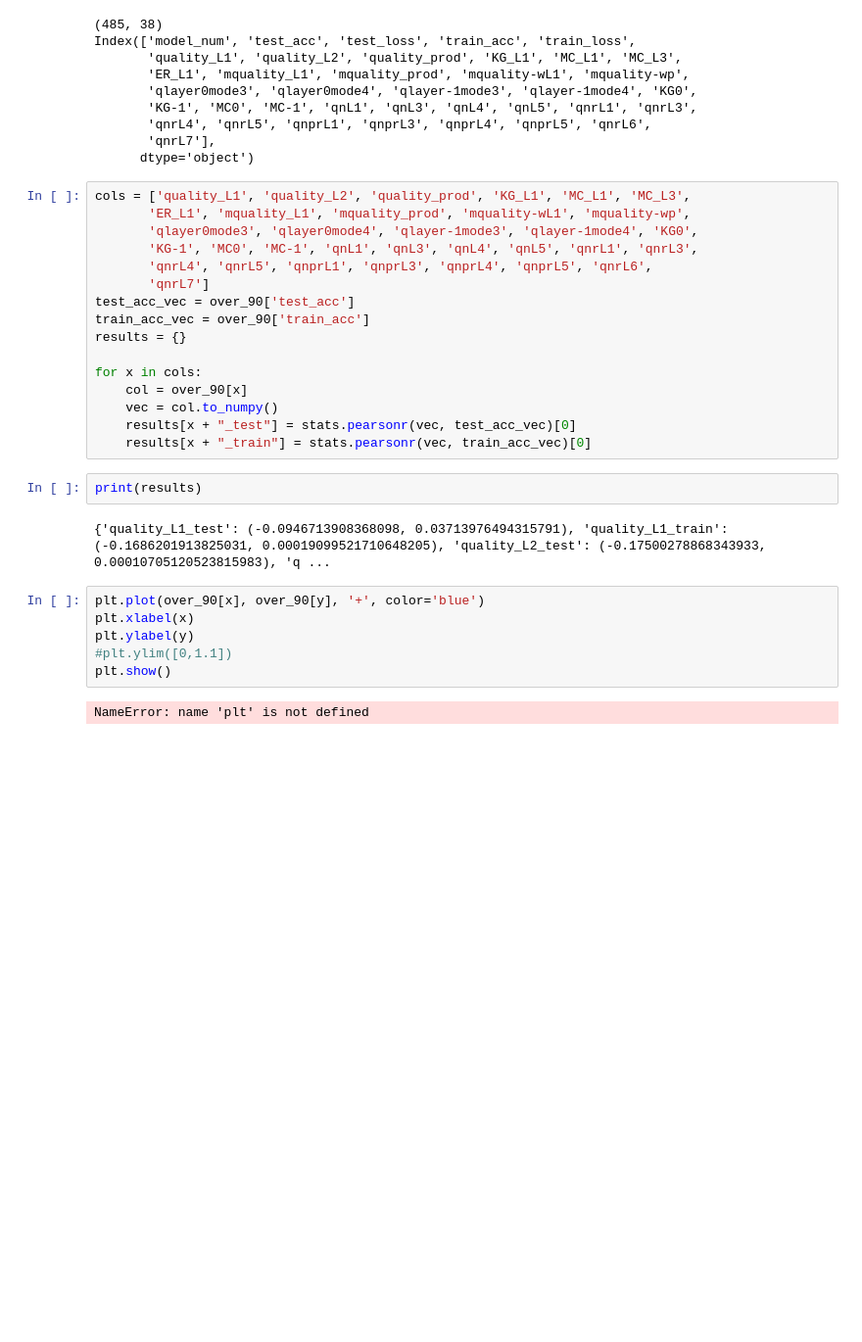
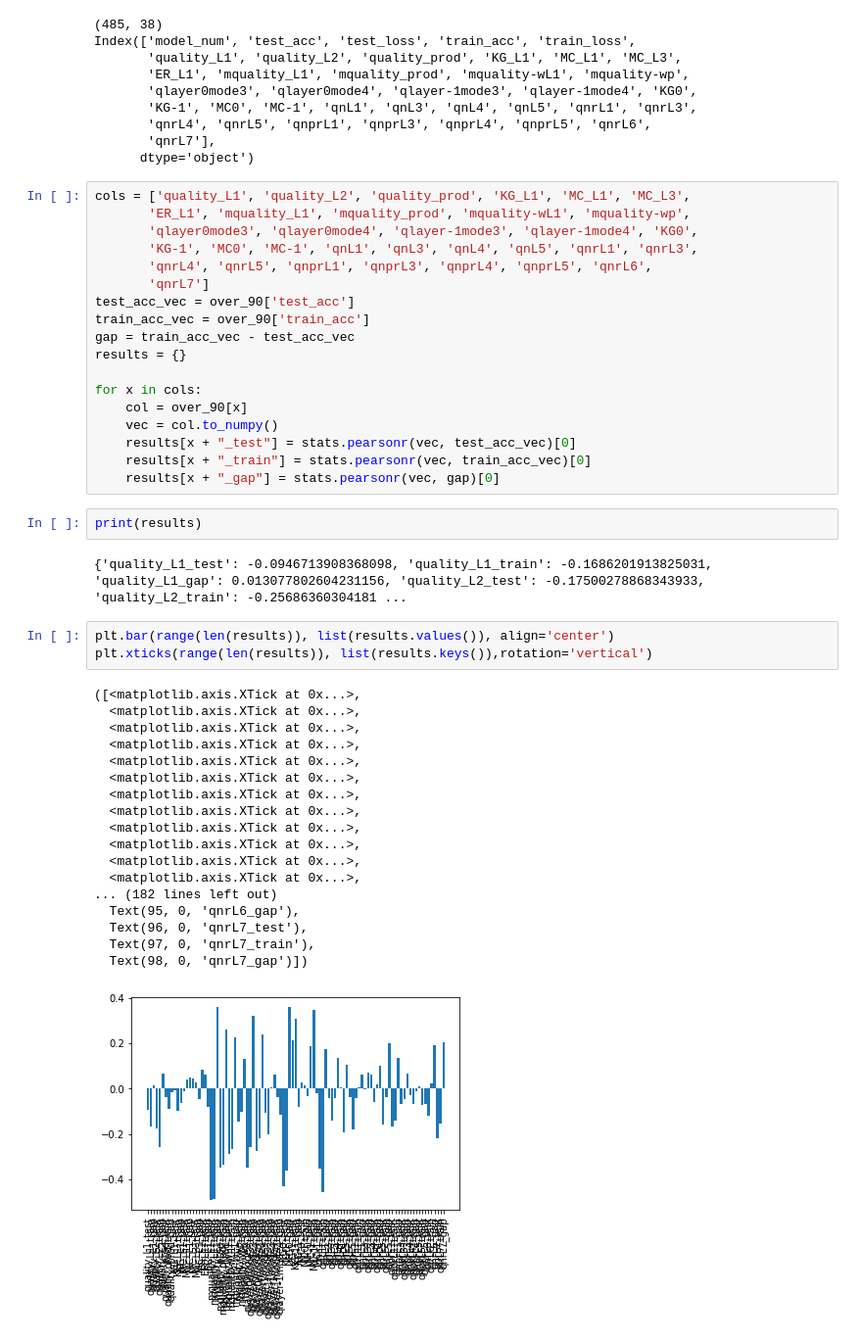
Before and after one commit to KhalilJDamouni/NAS-Metrics, a Jupyter notebook: NATS-Bench1/source/plot.ipynb, the cells around one changed output. Shown at 98% size. Cells and saved outputs as stored; diff of their text form; blank space fills up the shorter version.

Commit message:
plot notebook

```diff
--- a/NATS-Bench1/source/plot.ipynb
+++ b/NATS-Bench1/source/plot.ipynb
@@ -33,6 +33,7 @@ cols = ['quality_L1', 'quality_L2', 'quality_prod', 'KG_L1', 'MC_L1', 'MC_L3',
        'qnrL7']
 test_acc_vec = over_90['test_acc']
 train_acc_vec = over_90['train_acc']
+gap = train_acc_vec - test_acc_vec
 results = {}
 
 for x in cols:
@@ -40,15 +41,30 @@ for x in cols:
     vec = col.to_numpy()
     results[x + "_test"] = stats.pearsonr(vec, test_acc_vec)[0]
     results[x + "_train"] = stats.pearsonr(vec, train_acc_vec)[0]
+    results[x + "_gap"] = stats.pearsonr(vec, gap)[0]
 # %%
 print(results)
 # %% [output]
-{'quality_L1_test': (-0.0946713908368098, 0.03713976494315791), 'quality_L1_train': (-0.1686201913825031, 0.00019099521710648205), 'quality_L2_test': (-0.17500278868343933, 0.00010705120523815983), 'q ...
+{'quality_L1_test': -0.0946713908368098, 'quality_L1_train': -0.1686201913825031, 'quality_L1_gap': 0.013077802604231156, 'quality_L2_test': -0.17500278868343933, 'quality_L2_train': -0.25686360304181 ...
-# %%
-plt.plot(over_90[x], over_90[y], '+', color='blue')
-plt.xlabel(x)
-plt.ylabel(y)
-#plt.ylim([0,1.1])
-plt.show()
-# %% [output]
-NameError: name 'plt' is not defined
+# %%
+plt.bar(range(len(results)), list(results.values()), align='center')
+plt.xticks(range(len(results)), list(results.keys()),rotation='vertical')
+# %% [output]
+([<matplotlib.axis.XTick at 0x...>,
+  <matplotlib.axis.XTick at 0x...>,
+  <matplotlib.axis.XTick at 0x...>,
+  <matplotlib.axis.XTick at 0x...>,
+  <matplotlib.axis.XTick at 0x...>,
+  <matplotlib.axis.XTick at 0x...>,
+  <matplotlib.axis.XTick at 0x...>,
+  <matplotlib.axis.XTick at 0x...>,
+  <matplotlib.axis.XTick at 0x...>,
+  <matplotlib.axis.XTick at 0x...>,
+  <matplotlib.axis.XTick at 0x...>,
+  <matplotlib.axis.XTick at 0x...>,
+... (182 lines left out)
+  Text(95, 0, 'qnrL6_gap'),
+  Text(96, 0, 'qnrL7_test'),
+  Text(97, 0, 'qnrL7_train'),
+  Text(98, 0, 'qnrL7_gap')])
+[figure, added]
```
